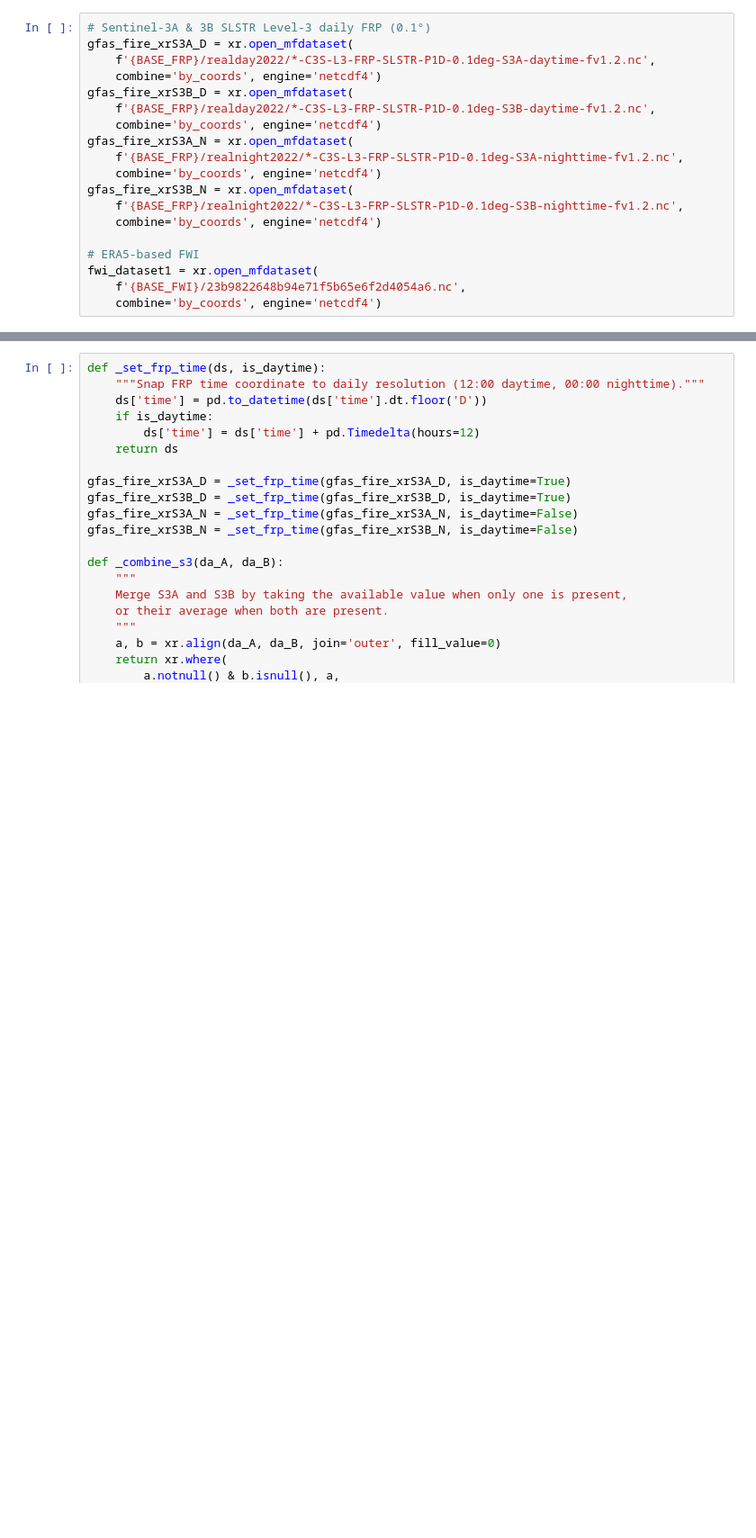
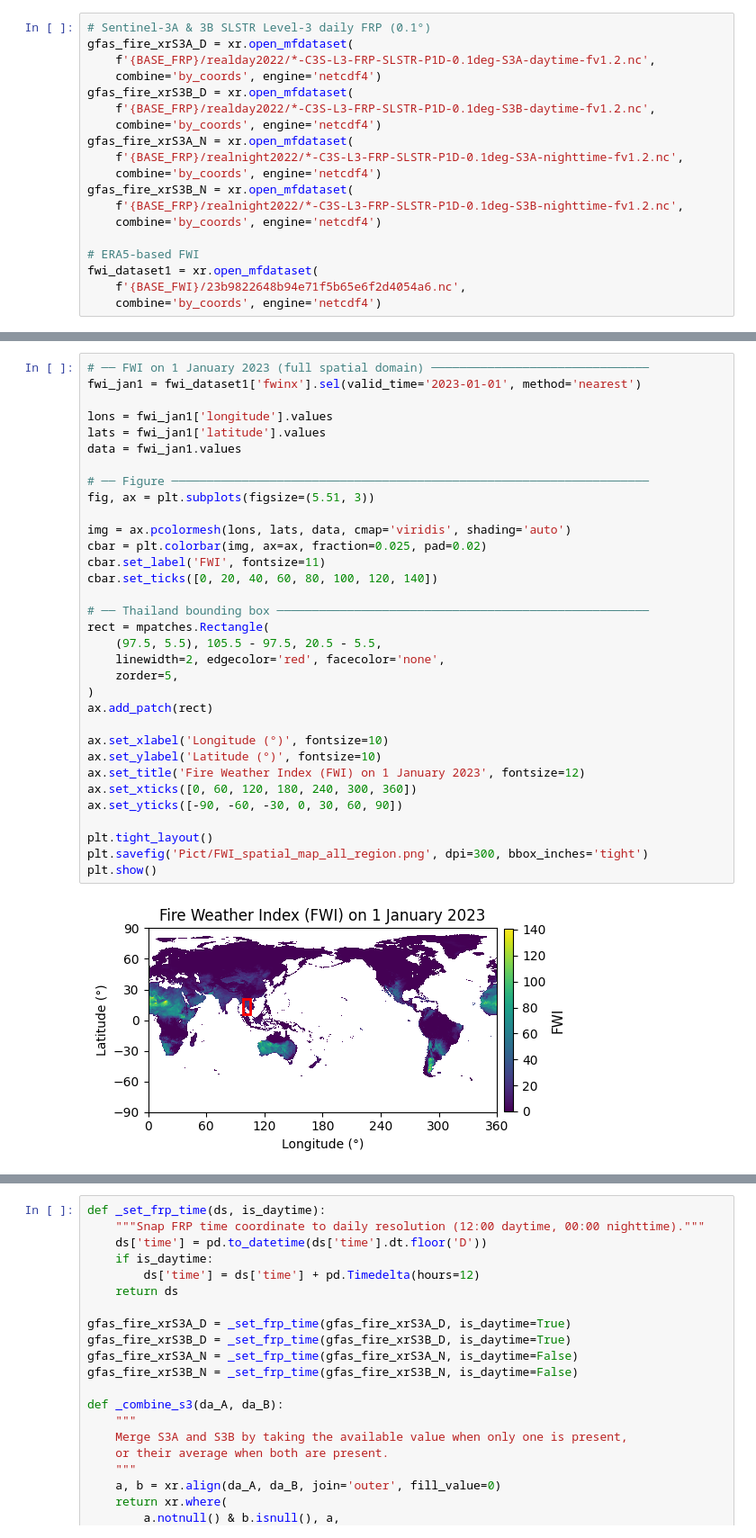
Before and after one commit to Thunthita/ClimateChangeonWildfire, a Jupyter notebook: new/src/Historical/FWIvsFRP.ipynb, the cells around one changed output, grey strips where cells are left out. Shown at 90% size. Cells and saved outputs as stored; diff of their text form; blank space fills up the shorter version.

```diff
--- a/new/src/Historical/FWIvsFRP.ipynb
+++ b/new/src/Historical/FWIvsFRP.ipynb
@@ -56 +61,36 @@ fwi_dataset1 = xr.open_mfdataset(
+# %%
+# ── FWI on 1 January 2023 (full spatial domain) ───────────────────────────────
+fwi_jan1 = fwi_dataset1['fwinx'].sel(valid_time='2023-01-01', method='nearest')
+
+lons = fwi_jan1['longitude'].values
+lats = fwi_jan1['latitude'].values
+data = fwi_jan1.values
+
+# ── Figure ────────────────────────────────────────────────────────────────────
+fig, ax = plt.subplots(figsize=(5.51, 3))
+
+img = ax.pcolormesh(lons, lats, data, cmap='viridis', shading='auto')
+cbar = plt.colorbar(img, ax=ax, fraction=0.025, pad=0.02)
+cbar.set_label('FWI', fontsize=11)
+cbar.set_ticks([0, 20, 40, 60, 80, 100, 120, 140])
+
+# ── Thailand bounding box ─────────────────────────────────────────────────────
+rect = mpatches.Rectangle(
+    (97.5, 5.5), 105.5 - 97.5, 20.5 - 5.5,
+    linewidth=2, edgecolor='red', facecolor='none',
+    zorder=5,
+)
+ax.add_patch(rect)
+
+ax.set_xlabel('Longitude (°)', fontsize=10)
+ax.set_ylabel('Latitude (°)', fontsize=10)
+ax.set_title('Fire Weather Index (FWI) on 1 January 2023', fontsize=12)
+ax.set_xticks([0, 60, 120, 180, 240, 300, 360])
+ax.set_yticks([-90, -60, -30, 0, 30, 60, 90])
+
+plt.tight_layout()
+plt.savefig('Pict/FWI_spatial_map_all_region.png', dpi=300, bbox_inches='tight')
+plt.show()
+# %% [output]
+[figure, added]
 # %% [markdown]
```
Also changed, not shown: parts of 6 cells of this notebook.
